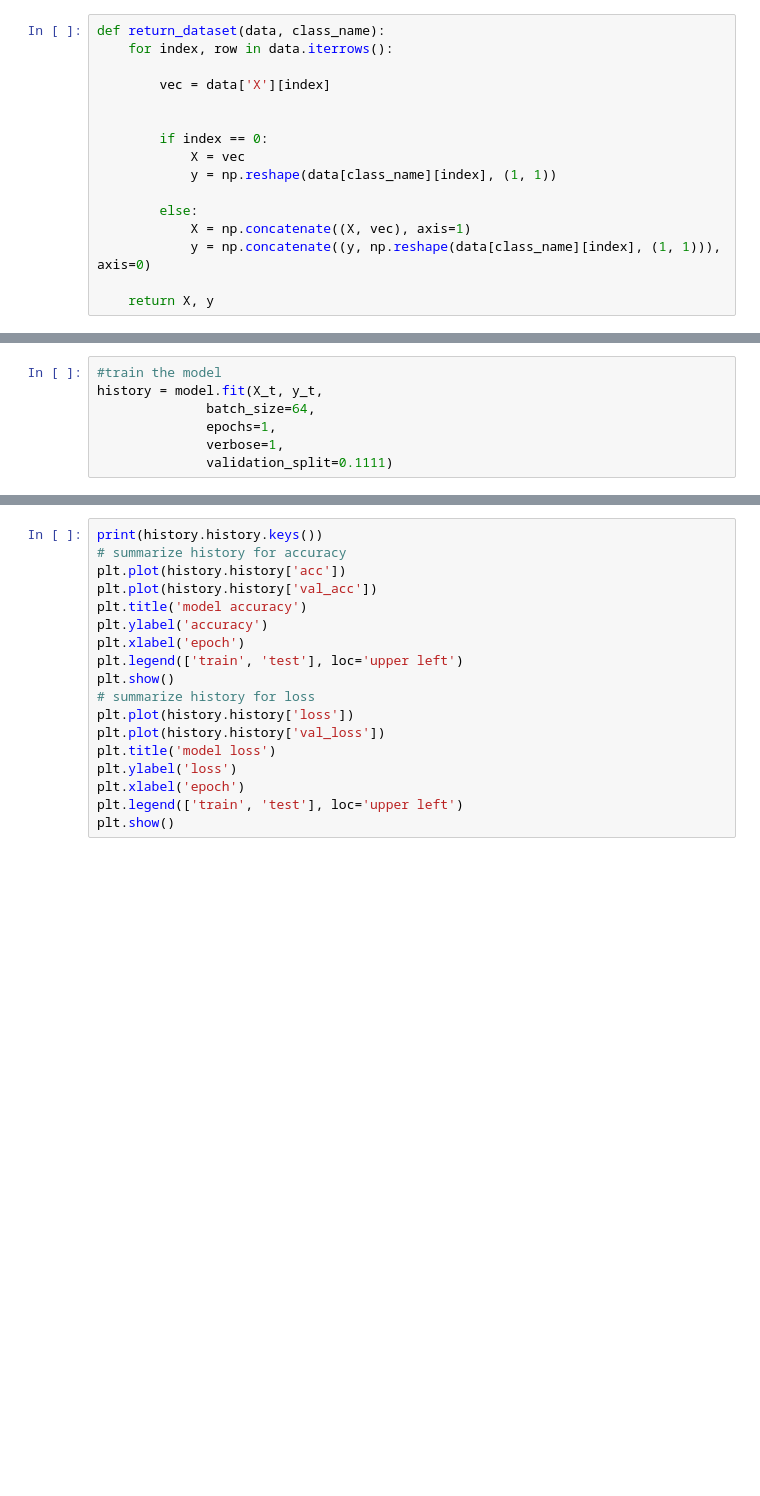
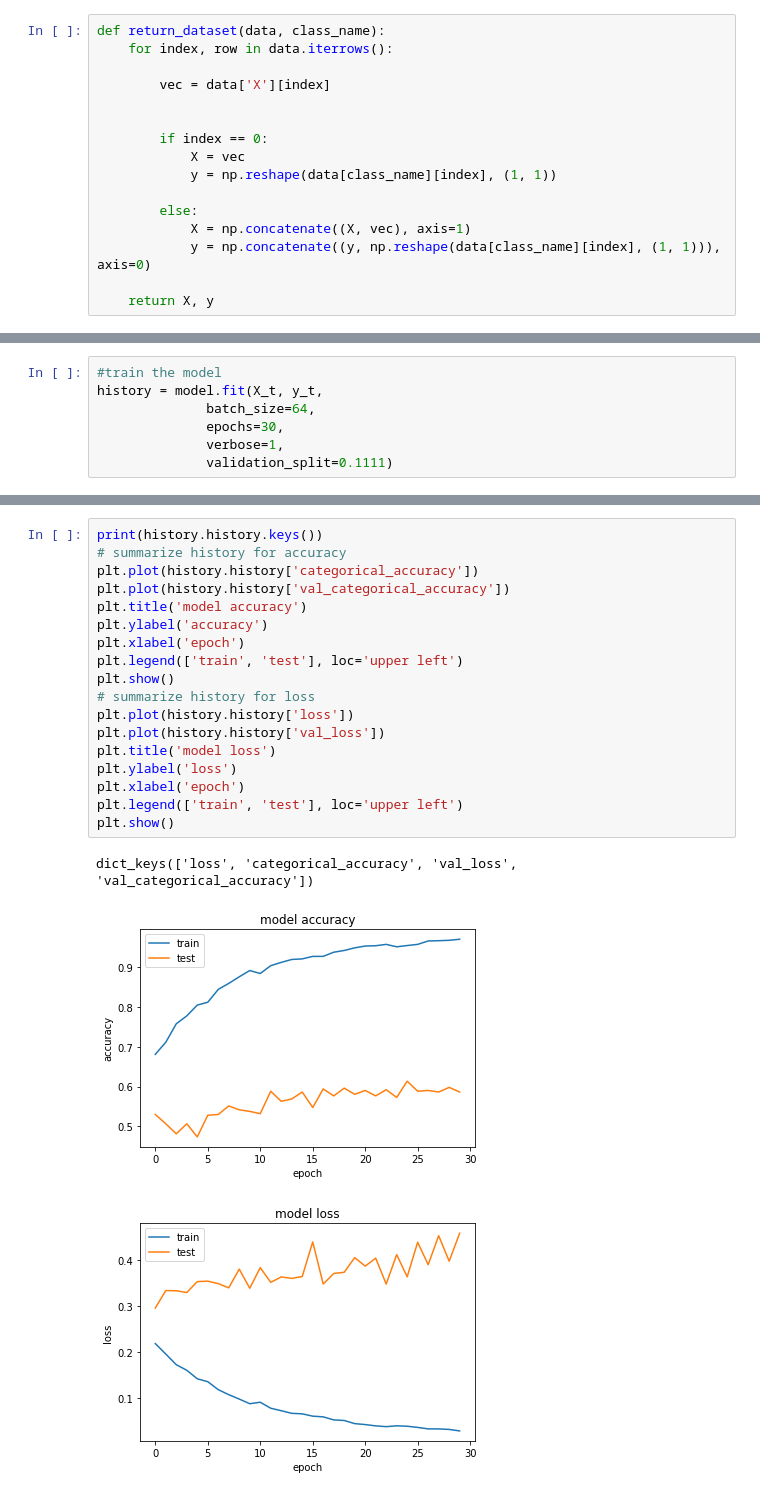
Before and after one commit to MaharshSuryawala/Face-Detection-and-Facial-Expression-Recognition, a Jupyter notebook: FaceDetectionAndExpressionRecognition_CNN.ipynb, the cells around one changed output, grey strips where cells are left out. Drawn from its saved outputs; the diff is of its cells as text; blank space fills up the shorter version.

```diff
--- a/FaceDetectionAndExpressionRecognition_CNN.ipynb
+++ b/FaceDetectionAndExpressionRecognition_CNN.ipynb
@@ -279,7 +215,7 @@ Please use `rate` instead of `keep_prob`. Rate should be set to `rate = 1 - keep
 #train the model
 history = model.fit(X_t, y_t,
               batch_size=64,
-              epochs=1,
+              epochs=30,
               verbose=1,
               validation_split=0.1111)
 # %% [output]
@@ -315,18 +269,22 @@ np.sum(np.sum(confusion_matrix(actual_list, pred_list), axis=1), axis=0)
 # %%
 print(history.history.keys())
 # summarize history for accuracy
-plt.plot(history.history['acc'])
-plt.plot(history.history['val_acc'])
+plt.plot(history.history['categorical_accuracy'])
+plt.plot(history.history['val_categorical_accuracy'])
 plt.title('model accuracy')
 plt.ylabel('accuracy')
 plt.xlabel('epoch')
 plt.legend(['train', 'test'], loc='upper left')
 plt.show()
 # summarize history for loss
 plt.plot(history.history['loss'])
 plt.plot(history.history['val_loss'])
 plt.title('model loss')
 plt.ylabel('loss')
 plt.xlabel('epoch')
 plt.legend(['train', 'test'], loc='upper left')
 plt.show()
+# %% [output]
+dict_keys(['loss', 'categorical_accuracy', 'val_loss', 'val_categorical_accuracy'])
+[figure, added]
+[figure, added]
```
Also changed, not shown: parts of 17 cells of this notebook, 2 other files.
